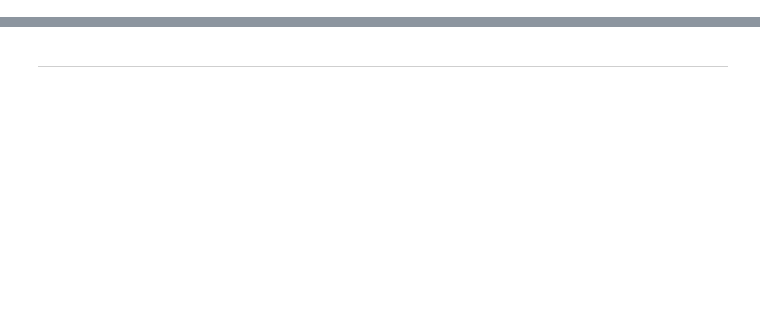
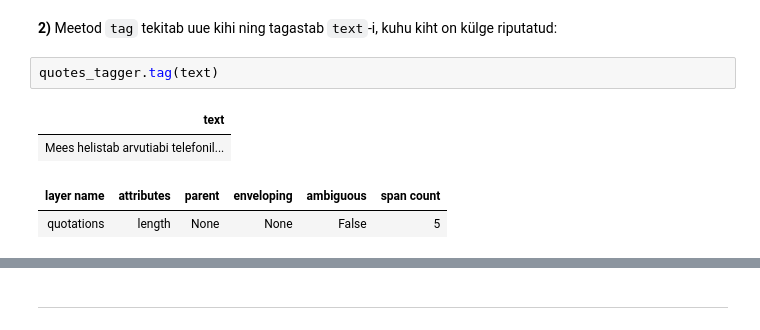
Before and after one commit to d009/EstNLP, a Jupyter notebook: Praktikum9/Praktikum_9.ipynb, the cells around one changed output, grey strips where cells are left out. Saved outputs shown, nothing was run; the diff lists cells and outputs as text; blank space fills up the shorter version.

```diff
--- a/Praktikum9/Praktikum_9.ipynb
+++ b/Praktikum9/Praktikum_9.ipynb
@@ -325,0 +397,9 @@ Näiteks, nimisõna _hobune_ on saanud võrdlemisi kõrge konkreetsuse skoori (5
+# %% [markdown]
+**2)** Meetod `tag` tekitab uue kihi ning tagastab `text`-i, kuhu kiht on külge riputatud:
+# %%
+quotes_tagger.tag(text)
+# %% [output]
+| text |
+| Mees helistab arvutiabi telefonil... |
+| layer name | attributes | parent | enveloping | ambiguous | span count |
+| quotations | length | None | None | False | 5 |
```
Also changed, not shown: parts of 107 cells of this notebook.
